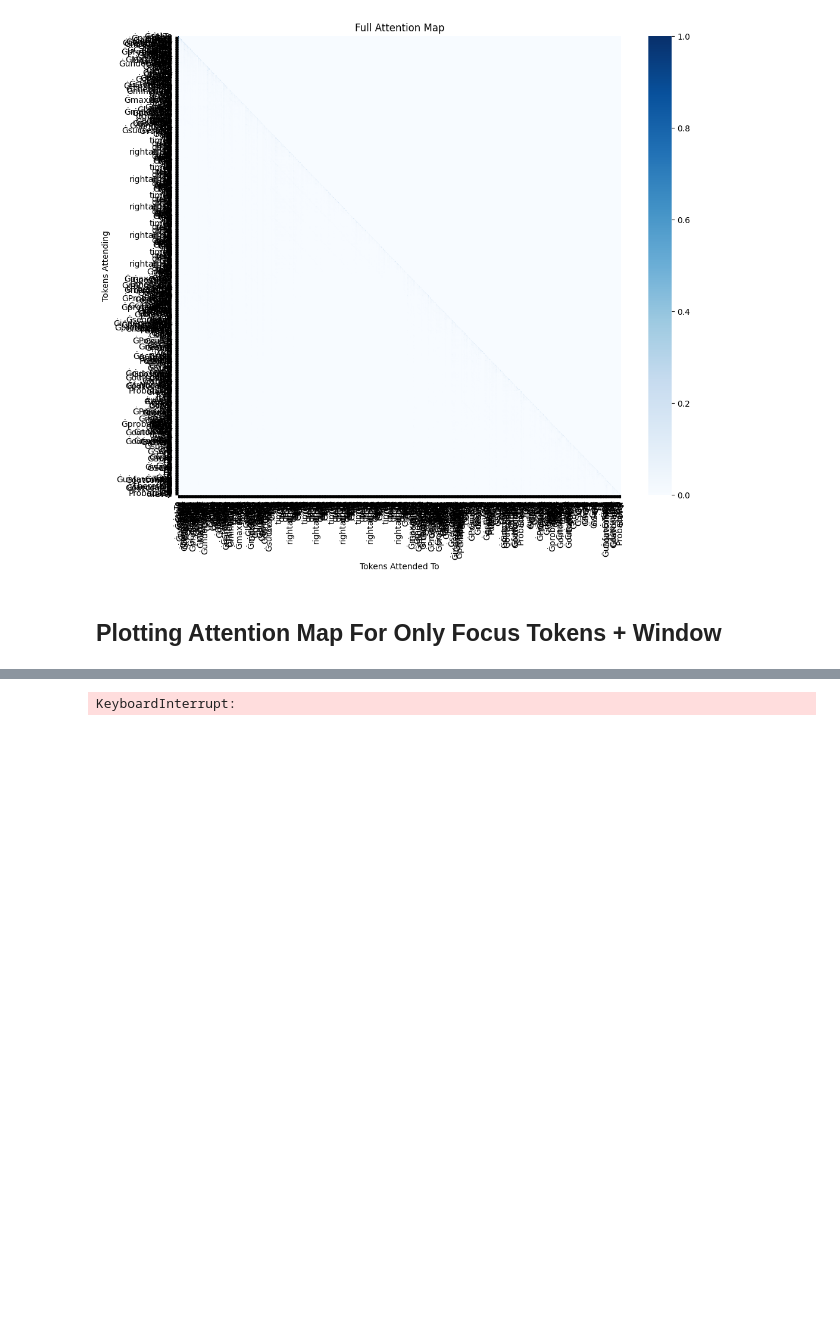
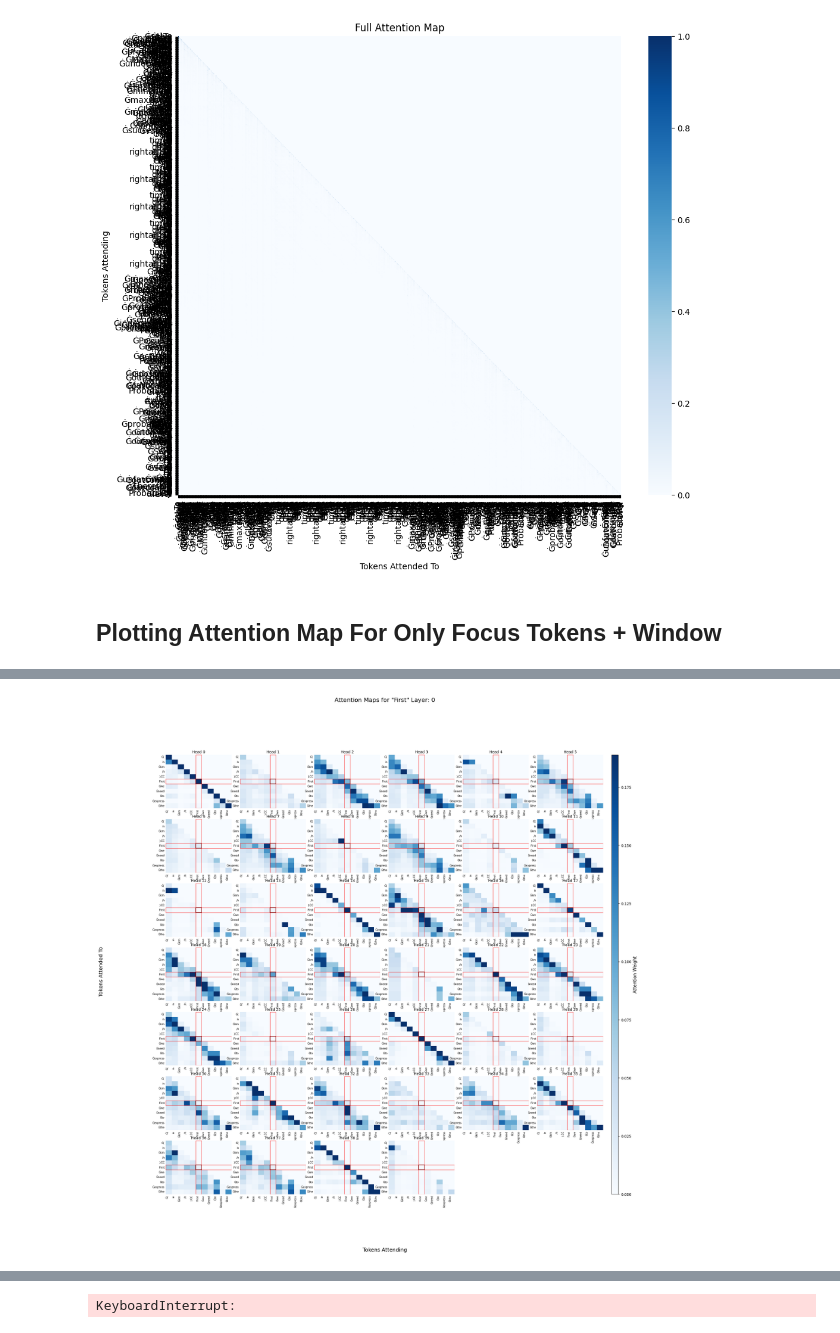
Before and after one commit to dipikakhullar/cot-reasoning, a Jupyter notebook: plotting_cot.ipynb, the cells around one changed output, grey strips where cells are left out. Drawn from its saved outputs; the diff is of its cells as text; code cells hidden in the pictures; blank space fills up the shorter version.

```diff
--- a/plotting_cot.ipynb
+++ b/plotting_cot.ipynb
@@ -488,0 +867,93 @@ attn_matrix 1024
+# %%
+import os
+import matplotlib.gridspec as gridspec
+
+# Iterate through each sampled example
+for idx, row in sampled_df.iterrows():
+    # row = df.iloc[0]  # Get the first row
+
+    # Access values from the first row
+    reasoning_key = row["cot_reasoning_key"]
+    reasoning_value = row["cot_reasoning_value"]
+    uuid = row["uuid"]
+    input_text = row["model_response"]
+
+    # print(reasoning_key, reasoning_value, uuid, input_text)
+
+
+    # Tokenize and get model outputs
+    inputs = tokenizer(input_text, return_tensors="pt").to(model.device)
+    with torch.no_grad():
+        outputs = model(**inputs, output_attentions=True, return_dict=True)
+
+    # Define which layers to extract attention from
+    num_layers = len(outputs.attentions)
+    layer_indices = [0, num_layers // 4, num_layers // 2, 3 * num_layers // 4, -1]  # First, 25%, 50%, 75%, Last layer
+
+     # Iterate over the selected layers
+    for layer_idx in layer_indices:
+        print(f"Extracting attention from layer {layer_idx} of {num_layers} layers...")
+
+        # Extract attention maps for the given layer
+        attentions = outputs.attentions[layer_idx]  # Shape: [batch_size, num_heads, seq_len, seq_len]
+        attentions = attentions.squeeze(0)  # Remove batch dimension → Shape: [num_heads, seq_len, seq_len]
+
+        print(f"Attention shape for layer {layer_idx}: {attentions.shape}")
+
+        # # Extract attention maps from the last layer
+        # attentions = outputs.attentions[-1]  # Shape: [batch_size, num_heads, seq_len, seq_len]
+
+        # # Remove batch dimension (assuming batch_size=1)
+        # attentions = attentions.squeeze(0)  # Now shape: [num_heads, seq_len, seq_len]
+
+        print(f"New attentions shape: {attentions.shape}")  # Should be (num_heads, seq_len, seq_len)
+
+        # Define cue
+        cue = reasoning_value if pd.notna(reasoning_value) else None
+        tokens, cue_indices = find_cue_indices(tokenizer, input_text, cue)
+
+
+        print(f"Processing UUID: {uuid}, Cue: {cue}")
+        print("Cue Indices:", cue_indices)
+
+        for focus_idx_start, focus_idx_end in cue_indices:
+            print(f"Focus Index Start: {focus_idx_start}, End: {focus_idx_end}")
+
+            # Remove unwanted tokens & update the focus index
+            reduced_attn_matrix, reduced_tokens, new_focus_idx_start, new_focus_idx_end = remove_unwanted_tokens(
+                tokens, attentions, focus_idx_start, focus_idx_end
+            )
+            print(f"New Focus Index Start: {new_focus_idx_start}, New Focus End: {new_focus_idx_end}")
+            print("reduced tokens", len(reduced_tokens), new_focus_idx_start, new_focus_idx_end)
+
+            # Clean tokens for visualization
+            cleaned_tokens = clean_tokens(reduced_tokens)
+            # Create save directory
+            # Create save directory
+            save_dir = "grid_plots"
+            layer_save_dir = os.path.join(save_dir, reasoning_key, f"layer_{layer_idx}")
+            os.makedirs(layer_save_dir, exist_ok=True)
+
+            example_save_dir = os.path.join(save_dir, reasoning_key)
+            os.makedirs(example_save_dir, exist_ok=True)
+
+            # Define save path for this layer
+            save_path = os.path.join(layer_save_dir, f"{uuid}_{reasoning_key}_layer{layer_idx}_grid.png")
+            # save_path = os.path.join(example_save_dir, f"{uuid}_{reasoning_key}_last_layer_grid.png")
+            title = f'Attention Maps for "{cue}" Layer: {layer_idx}'
+            # Plot the grid of attention heads
+            plot_attention_grid_pretty(
+                reduced_attn_matrix,
+                reduced_tokens,
+                new_focus_idx_start,
+                new_focus_idx_end,
+                window_size=5,
+                reasoning_cue=cue,
+                save_path=save_path,
+                grid_rows=7,
+                grid_cols=6,
+                title = title
+            )
+
+            print(f"Completed grid visualization for row {idx}")
+# %% [output]
@@ -488,0 +995 @@ attn_matrix 1024
+[figure, added]
```
Also changed, not shown: parts of 12 cells of this notebook, 34 other files.
